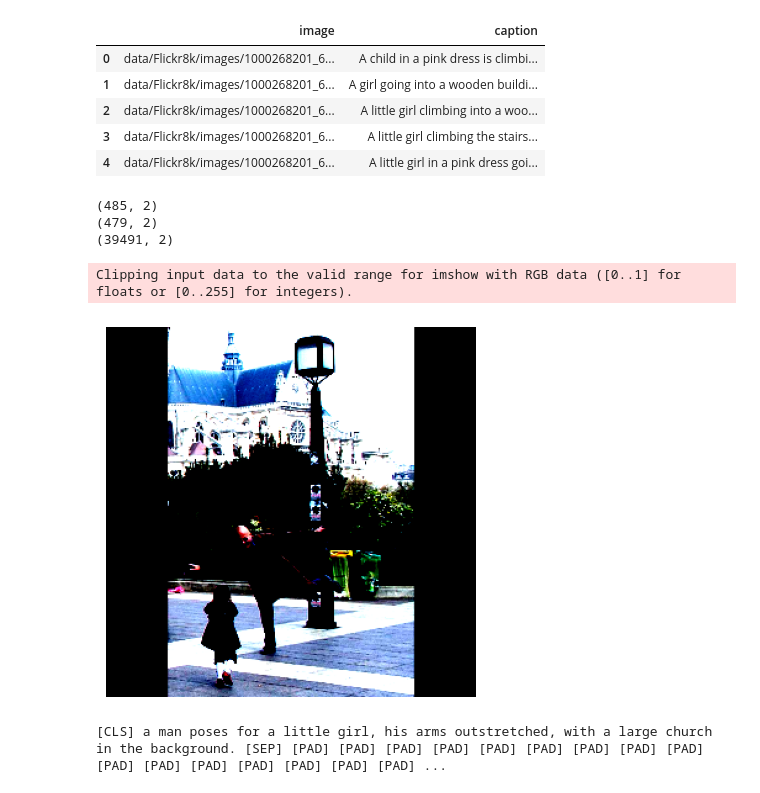
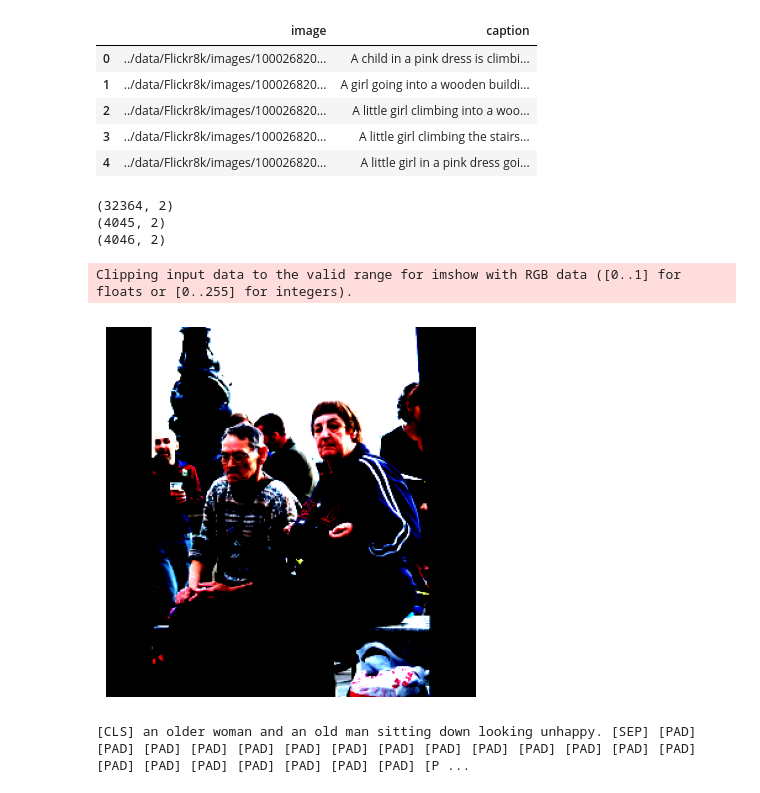
Before and after one commit to mohsinposts/Decoding-AI-Art, a Jupyter notebook: Decoding_AI_Art.ipynb, the cells around one changed output. Saved outputs shown, nothing was run; the diff lists cells and outputs as text; code cells hidden in the pictures.

Commit message:
trained model

```diff
--- a/Decoding_AI_Art.ipynb
+++ b/Decoding_AI_Art.ipynb
@@ -32,6 +32,6 @@ load_model = False
 saved_model_path = "saved_model.pt"
 # %%
-data_dir = 'data/Flickr8k'
+data_dir = '../data/Flickr8k'
 image_dir = f'{data_dir}/images'
 csv_file = f'{data_dir}/captions.txt'
 
@@ -40,21 +40,21 @@ df['image'] = image_dir+'/'+df['image']
 df.head(5)
 # %% [output]
 |  | image | caption |
-| 0 | data/Flickr8k/images/1000268201_6... | A child in a pink dress is climbi... |
-| 1 | data/Flickr8k/images/1000268201_6... | A girl going into a wooden buildi... |
-| 2 | data/Flickr8k/images/1000268201_6... | A little girl climbing into a woo... |
-| 3 | data/Flickr8k/images/1000268201_6... | A little girl climbing the stairs... |
-| 4 | data/Flickr8k/images/1000268201_6... | A little girl in a pink dress goi... |
+| 0 | ../data/Flickr8k/images/100026820... | A child in a pink dress is climbi... |
+| 1 | ../data/Flickr8k/images/100026820... | A girl going into a wooden buildi... |
+| 2 | ../data/Flickr8k/images/100026820... | A little girl climbing into a woo... |
+| 3 | ../data/Flickr8k/images/100026820... | A little girl climbing the stairs... |
+| 4 | ../data/Flickr8k/images/100026820... | A little girl in a pink dress goi... |
 # %%
 ## Obtain Train Test Split
-train, test = train_test_split(df, test_size=0.988, random_state=1234) #make the split .2 later
+train, test = train_test_split(df, test_size=0.2, random_state=1234)
 
 ## Reset Indexes
 train = train.reset_index(drop=True)
 test = test.reset_index(drop=True)
 
 ## Obtain Validation and Test Split
-val, test = train_test_split(test, test_size=0.988, random_state=1234) #make the split .5 later
+val, test = train_test_split(test, test_size=0.5, random_state=1234)
 
 ## Reset Indexes
 val = val.reset_index(drop=True)
@@ -65,9 +65,9 @@ print(train.shape)
 print(val.shape)
 print(test.shape)
 # %% [output]
-(485, 2)
-(479, 2)
-(39491, 2)
+(32364, 2)
+(4045, 2)
+(4046, 2)
 # %%
 class ImgSquarePad:
     def __call__(self, image):
@@ -136,23 +136,23 @@ test_dataloader = torch.utils.data.DataLoader(test_dataset, batch_size = batch_s
 # %%
 # get an image from training data
 def imshow(img):
-    npimg = img.numpy()
+    npimg = img.cpu().numpy()
     plt.imshow(np.transpose(npimg, (1, 2, 0)))
     plt.axis('off')
     plt.show()
 
 # get some random training images
 dataiter = iter(train_dataloader)
 images, labels = next(dataiter)
 
 # show image and cpation
 imshow(torchvision.utils.make_grid(images[19]))
 original_tokens = tokenizer.decode(labels[19])
 print(original_tokens)
 # %% [output]
 Clipping input data to the valid range for imshow with RGB data ([0..1] for floats or [0..255] for integers).
-[figure, old version]
+[figure, new version]
-[CLS] a man poses for a little girl, his arms outstretched, with a large church in the background. [SEP] [PAD] [PAD] [PAD] [PAD] [PAD] [PAD] [PAD] [PAD] [PAD] [PAD] [PAD] [PAD] [PAD] [PAD] [PAD] [PAD] ...
+[CLS] an older woman and an old man sitting down looking unhappy. [SEP] [PAD] [PAD] [PAD] [PAD] [PAD] [PAD] [PAD] [PAD] [PAD] [PAD] [PAD] [PAD] [PAD] [PAD] [PAD] [PAD] [PAD] [PAD] [PAD] [PAD] [PAD] [P ...
 # %%
 # get an image from test data
 dataiter = iter(test_dataloader)
```
Also changed, not shown: parts of 8 cells of this notebook.
